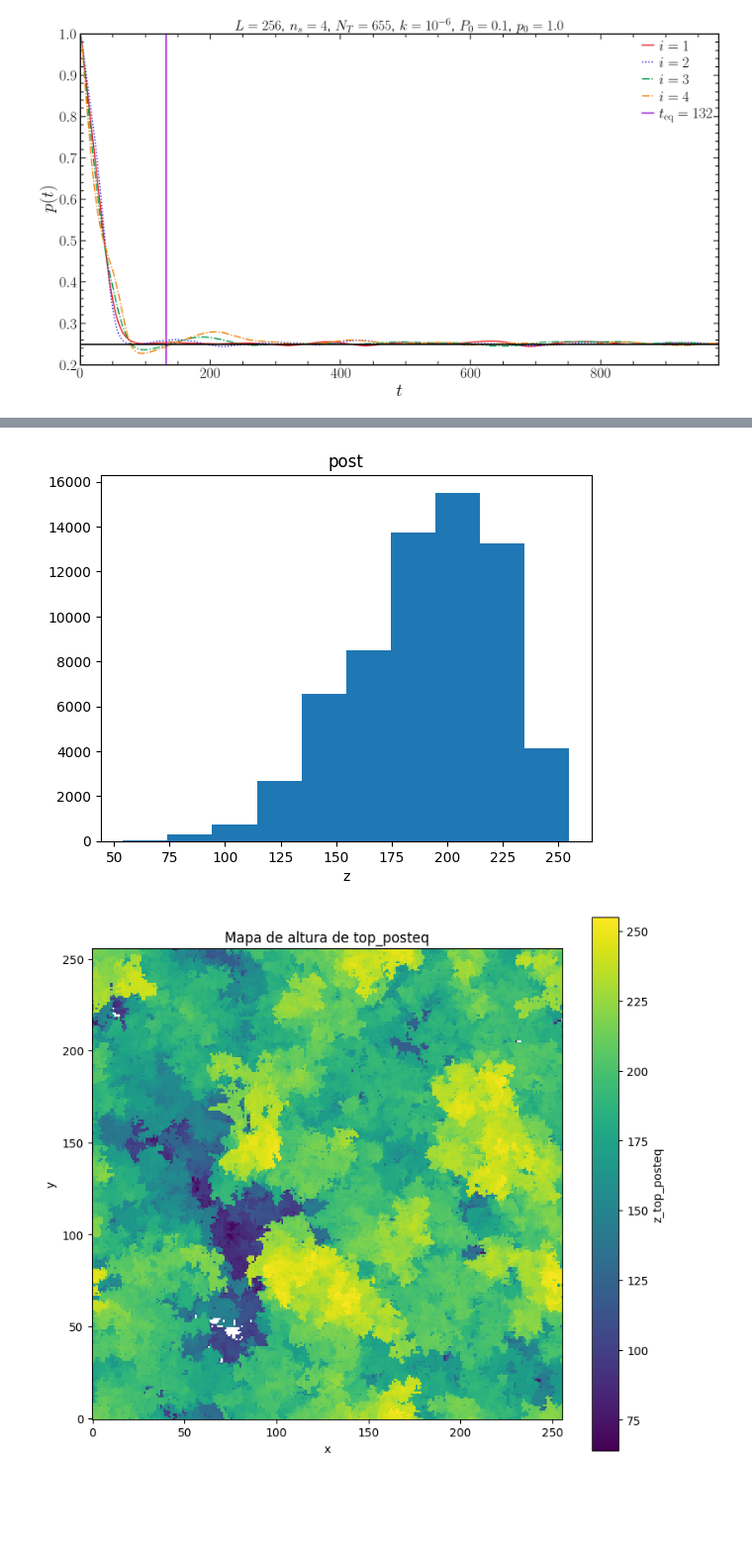
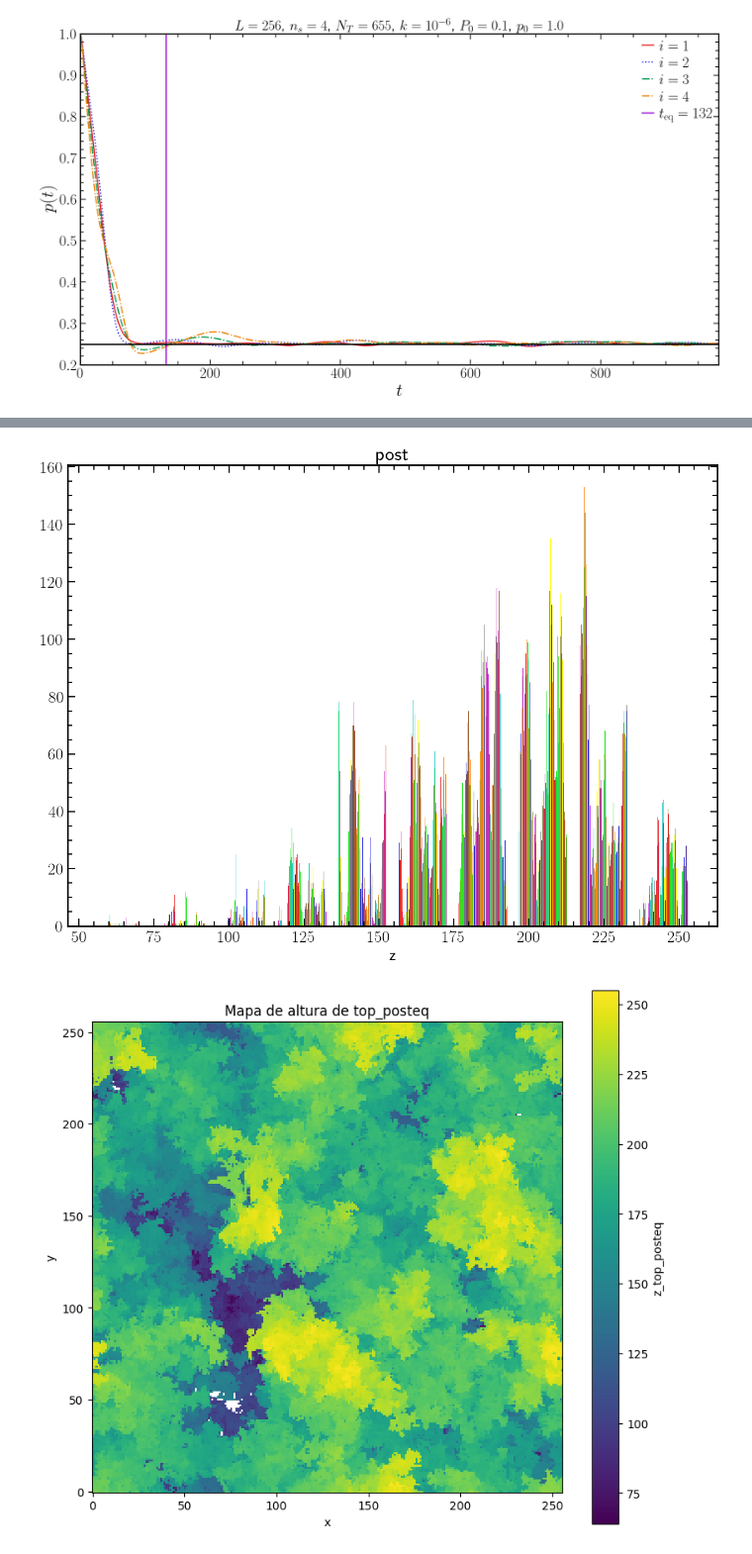
Before and after one commit to JuniorAlencar/self_organization_percolation, a Jupyter notebook: jupyter/Tests_Equilibration.ipynb, the cells around one changed output, grey strips where cells are left out. Shown at 99% size. Saved outputs shown, nothing was run; the diff lists cells and outputs as text; code cells hidden in the pictures; blank space fills up the shorter version.

```diff
--- a/jupyter/Tests_Equilibration.ipynb
+++ b/jupyter/Tests_Equilibration.ipynb
@@ -193,0 +196,5 @@ fig.show()
+# %%
+path = "../network/3D_L256_nc4_rho0.2500_k1.0e-06_NT655/"
+fn = "posteq_positions_nc4_L256.parquet"
+df = pd.read_parquet(path + fn)
+df
@@ -194,11 +235,47 @@ fig.show()
+# %%
+import numpy as np
+import pandas as pd
+import plotly.graph_objects as go
+
+# maior z para cada par (x,y)
+Zmax = df.groupby(["y", "x"])["z"].max().unstack()
+
+# malha
+x_unique = Zmax.columns.to_numpy()
+y_unique = Zmax.index.to_numpy()
+X, Y = np.meshgrid(x_unique, y_unique)
+Z = Zmax.to_numpy()
+
+# gráfico interativo
+fig = go.Figure(
+    data=[
+        go.Surface(
+            x=X,
+            y=Y,
+            z=Z
+        )
+    ]
+)
+
+fig.update_layout(
+    title="Malha 3D com z máximo para cada (x,y)",
+    scene=dict(
+        xaxis_title="x",
+        yaxis_title="y",
+        zaxis_title="z",
+    ),
+    width=800,
+    height=700,
+)
+
+fig.show()
 # %%
-
-plt.hist(z_post)
+plt.hist(Z)
 plt.xlabel('z')
 plt.title("post")
 plt.show()
 # %% [output]
-[figure, old version]
+[figure, new version]
 # %%
 import numpy as np
 import matplotlib.pyplot as plt
```
Also changed, not shown: parts of 3 cells of this notebook.
